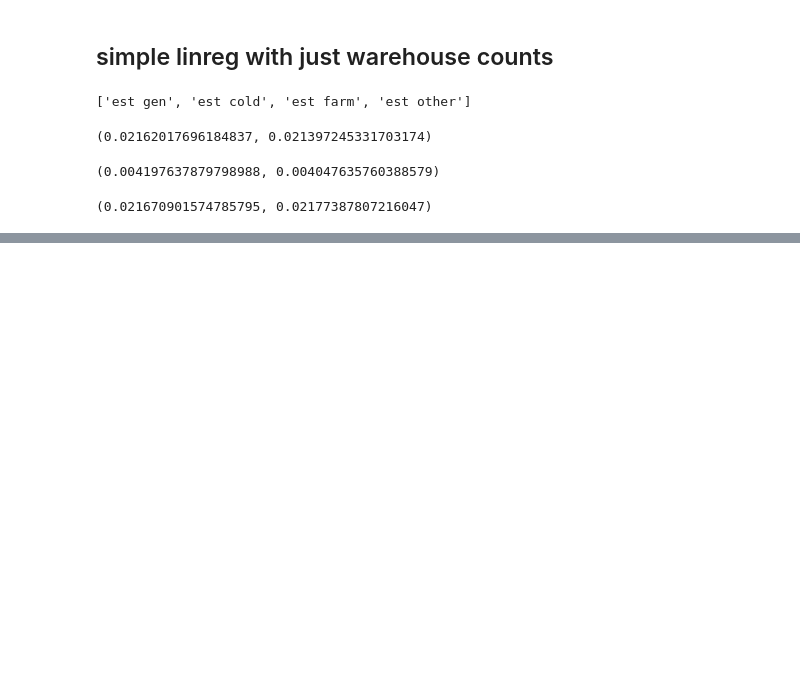
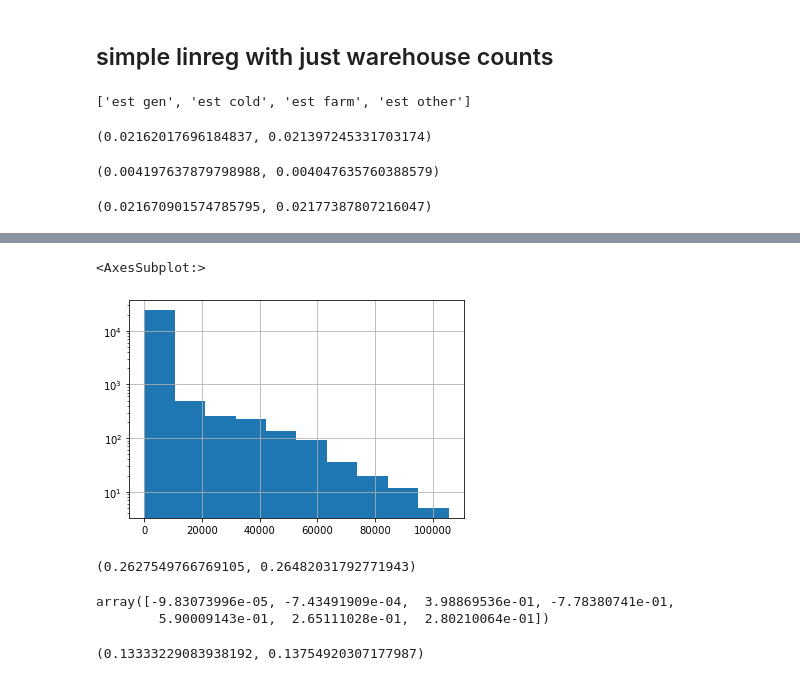
Before and after one commit to gigi-codes/warehouse_density, a Jupyter notebook: David/6_regressionModels.ipynb, the cells around one changed output, grey strips where cells are left out. Saved outputs shown, nothing was run; the diff lists cells and outputs as text; code cells hidden in the pictures; blank space fills up the shorter version.

```diff
--- a/David/6_regressionModels.ipynb
+++ b/David/6_regressionModels.ipynb
@@ -364,0 +409,5 @@ lrwh_c.score(X_train, y_train['cardiovascular disease']), lrwh_c.score(X_test, y
+# %%
+amgd['total population'].hist(log = True)
+# %% [output]
+<AxesSubplot:>
+[figure, added]
@@ -364,0 +431,16 @@ lrwh_c.score(X_train, y_train['cardiovascular disease']), lrwh_c.score(X_test, y
+# %%
+#score asthma
+lr_social_a.score(xtrain, ytrain['asthma']), lr_social_a.score(xtest, ytest['asthma'])
+# %% [output]
+(0.2627549766769105, 0.26482031792771943)
+# %%
+#asthma coefficients
+lr_social_a.coef_
+# %% [output]
+array([-9.83073996e-05, -7.43491909e-04,  3.98869536e-01, -7.78380741e-01,
+        5.90009143e-01,  2.65111028e-01,  2.80210064e-01])
+# %%
+#score lbw
+lr_social_b.score(xtrain, ytrain['low birth weight']), lr_social_b.score(xtest, ytest['low birth weight'])
+# %% [output]
+(0.13333229083938192, 0.13754920307177987)
```
Also changed, not shown: parts of 19 cells of this notebook.
